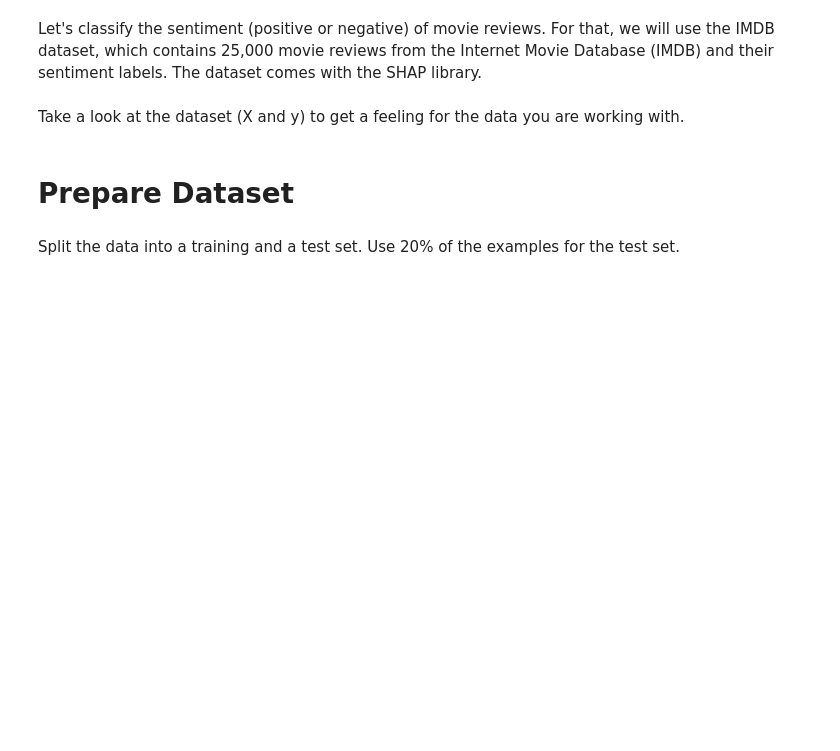
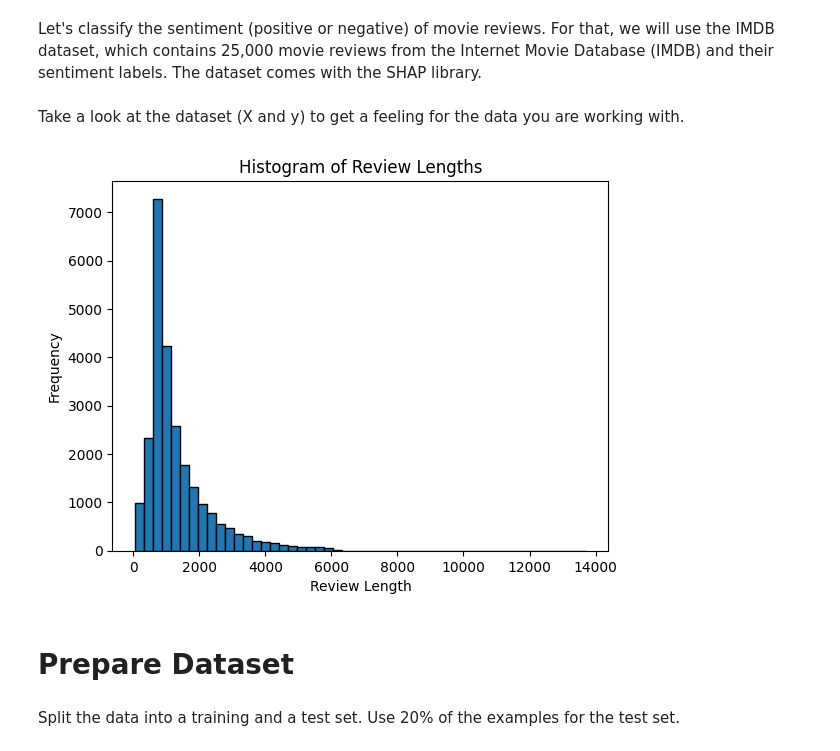
Before and after one commit to artemmelnychuk/nlp_lecture_practice, a Jupyter notebook: 2_tutorial_student.ipynb, the cells around one changed output. Saved outputs shown, nothing was run; the diff lists cells and outputs as text; code cells hidden in the pictures; blank space fills up the shorter version.

```diff
--- a/2_tutorial_student.ipynb
+++ b/2_tutorial_student.ipynb
@@ -24,11 +42,23 @@ X, y = shap.datasets.imdb()
 Take a look at the dataset (X and y) to get a feeling for the data you are working with.
 # %%
 # TODO Conduct a simple exploratory data analysis (EDA), e.g.,
+len(X)
 # 1. Print the size of the dataset (i.e., number of movie reviews)
+X[0]
 # 2. Print one movie review
+y
 # 3. Print the labels
+review_lengths = [len(review) for review in X]
+plt.hist(review_lengths, bins=50, edgecolor='k')
+plt.title('Histogram of Review Lengths')
+plt.xlabel('Review Length')
+plt.ylabel('Frequency')
+plt.show()
+
 # 4. Plot a histogram of the review lengths
 # 5. ...
+# %% [output]
+[figure, added]
 # %% [markdown]
 # Prepare Dataset
 # %% [markdown]
```
Also changed, not shown: parts of 13 cells of this notebook, 5 other files.
